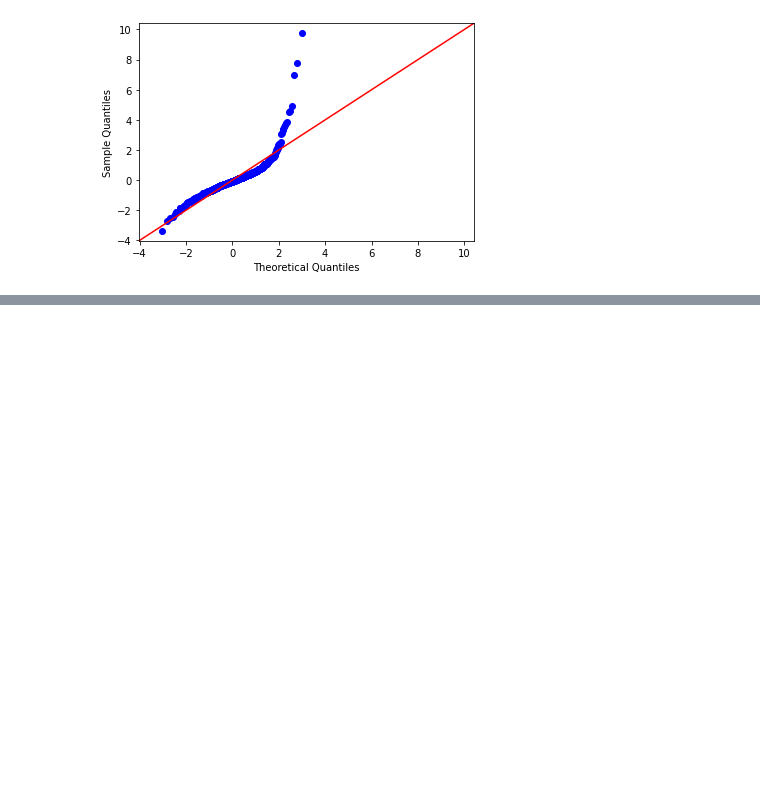
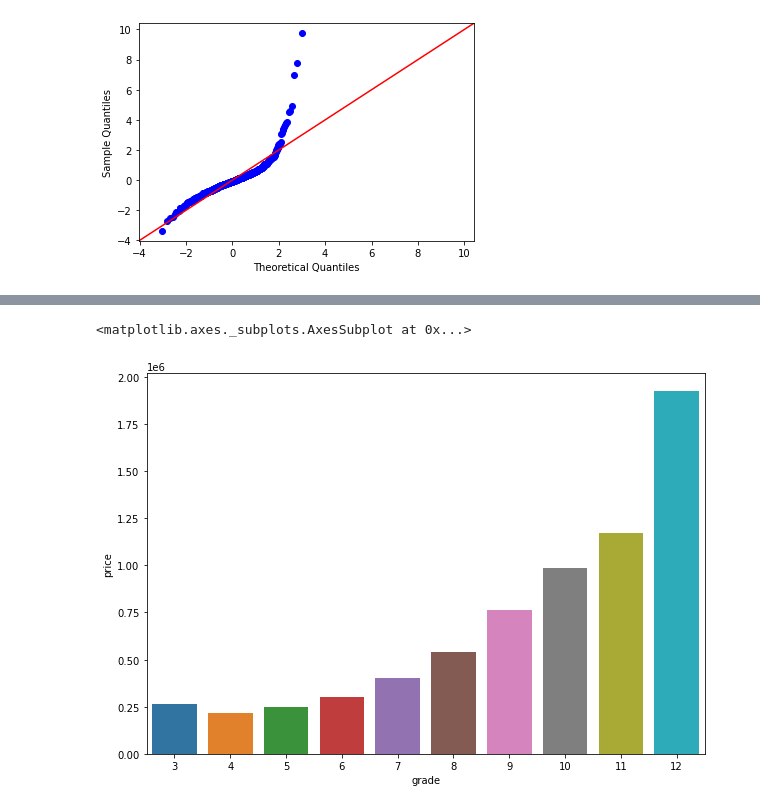
Before and after one commit to kjkahalley/King-County-housing-analysis, a Jupyter notebook: notebooks/exploratory/killian/main_notebook.ipynb, the cells around one changed output, grey strips where cells are left out. Cells and saved outputs as stored; diff of their text form; code cells hidden in the pictures; blank space fills up the shorter version.

```diff
--- a/notebooks/exploratory/killian/main_notebook.ipynb
+++ b/notebooks/exploratory/killian/main_notebook.ipynb
@@ -236,0 +326,6 @@ results_2.summary()
+# %%
+test = pd.DataFrame(df_seattle_no_outliers.groupby('grade').mean()['price'])
+test['index'] = range(10)
+test.set_index('index', inplace=True)
+test['grade'] = [3,4,5,6,7,8,9,10,11,12]
+test
@@ -236,0 +410,6 @@ results_2.summary()
+# %%
+fig, ax = plt.subplots(figsize=(10,7))
+sns.barplot(data = test, x='grade', y='price')
+# %% [output]
+<matplotlib.axes._subplots.AxesSubplot at 0x...>
+[figure, added]
```
Also changed, not shown: parts of 34 cells of this notebook.
